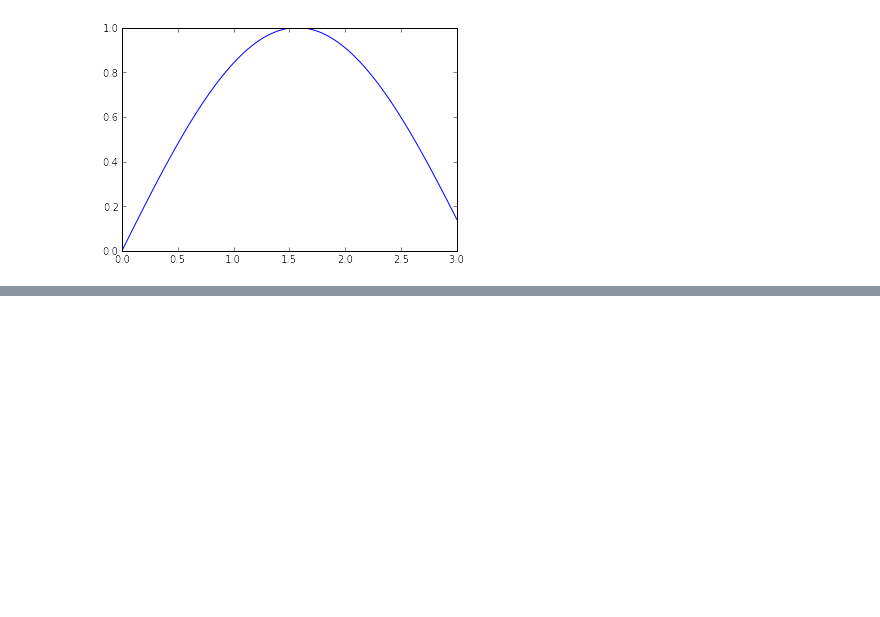
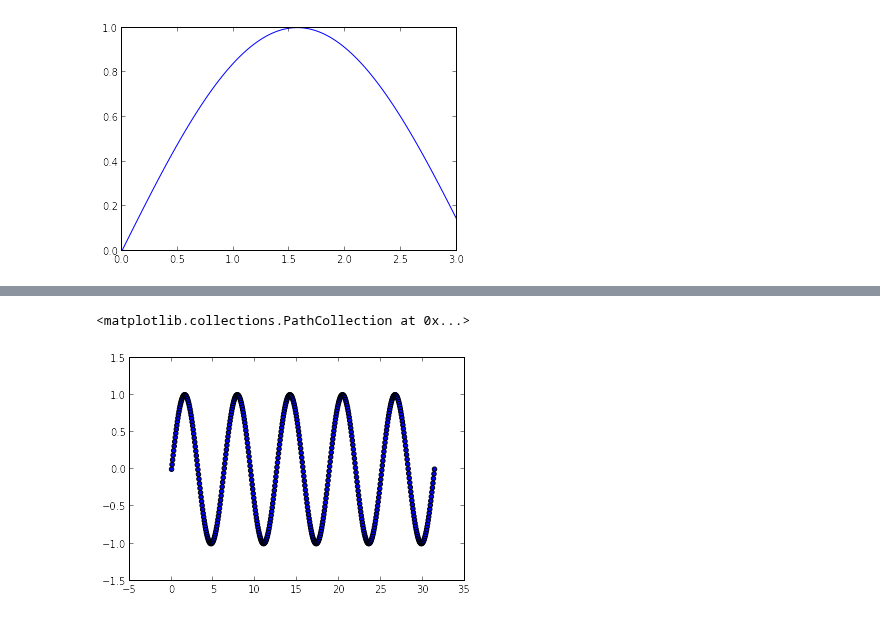
Before and after one commit to AlexanderFabisch/ml_tutorials, a Jupyter notebook: 00_environment.ipynb, the cells around one changed output, grey strips where cells are left out. Cells and saved outputs as stored; diff of their text form; code cells hidden in the pictures; blank space fills up the shorter version.

```diff
--- a/00_environment.ipynb
+++ b/00_environment.ipynb
@@ -100,0 +249,5 @@ array([[ 0.44606833,  0.37918633],
+# %%
+scatter(x, y)
+# %% [output]
+<matplotlib.collections.PathCollection at 0x...>
+[figure, added]
```
Also changed, not shown: parts of 49 cells of this notebook, 1 other file.
